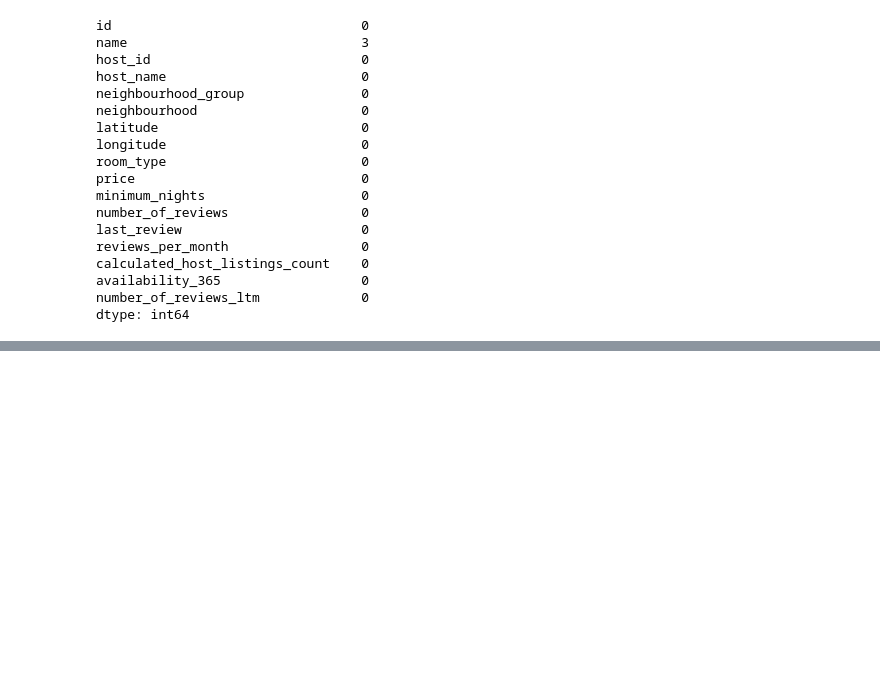
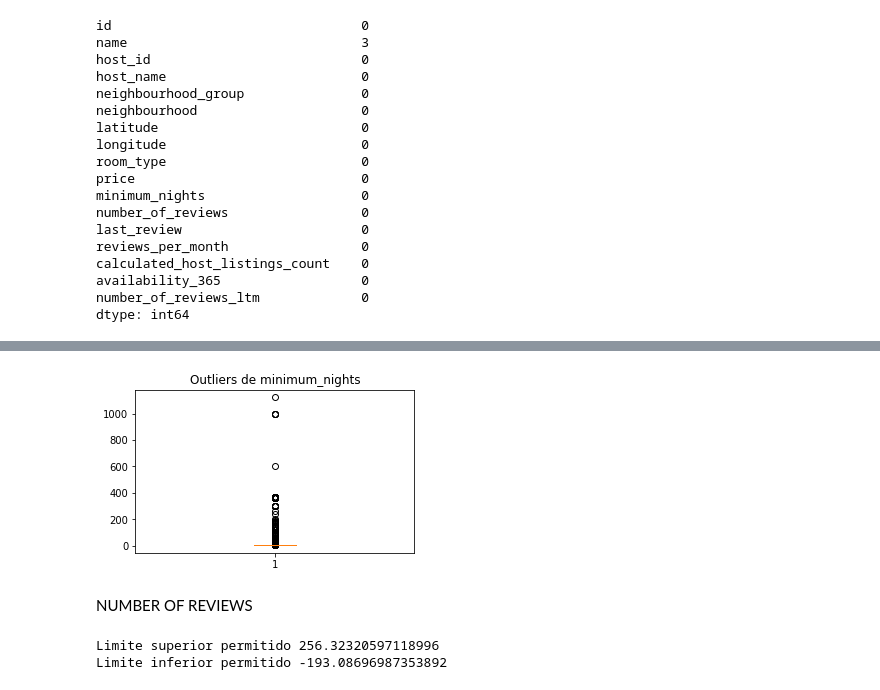
Before and after one commit to Ick3r/Airbnb_etapa1, a Jupyter notebook: reto_airbnb.ipynb, the cells around one changed output, grey strips where cells are left out. Saved outputs shown, nothing was run; the diff lists cells and outputs as text; code cells hidden in the pictures; blank space fills up the shorter version.

```diff
--- a/reto_airbnb.ipynb
+++ b/reto_airbnb.ipynb
@@ -96,0 +235,21 @@ dtype: int64
+# %%
+#Diagrama de caja: latitude.
+fig1 = plt.figure(figsize =(5, 3))
+plt.boxplot(copia["minimum_nights"])
+plt.title("Outliers de minimum_nights")
+plt.show() #diagrama para visualizar outliers
+# %% [output]
+[figure, added]
+# %% [markdown]
+NUMBER OF REVIEWS
+# %%
+#Aplicar método de distribución normal para identificar Outliers, tomando como límites 3
+#desviaciones estándar, exclusivamente para la columna "number_of_reviews"
+r6=copia["number_of_reviews"]
+limitesuperior5=r6.mean()+4*r6.std()
+limiteinferior5=r6.mean()-4*r6.std()
+print("Limite superior permitido",limitesuperior5)
+print("Limite inferior permitido",limiteinferior5)
+# %% [output]
+Limite superior permitido 256.32320597118996
+Limite inferior permitido -193.08696987353892
```
Also changed, not shown: parts of 27 cells of this notebook.
